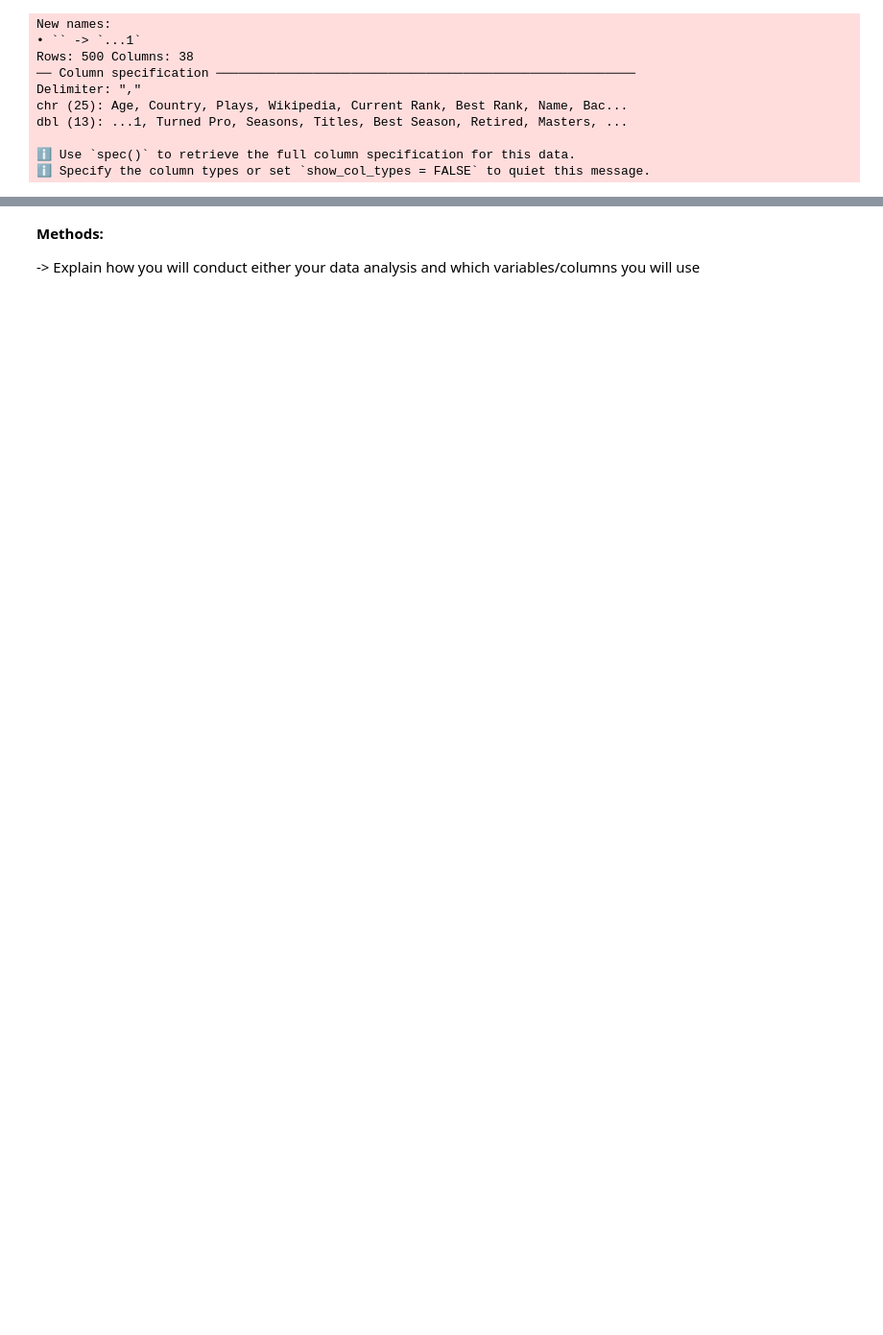
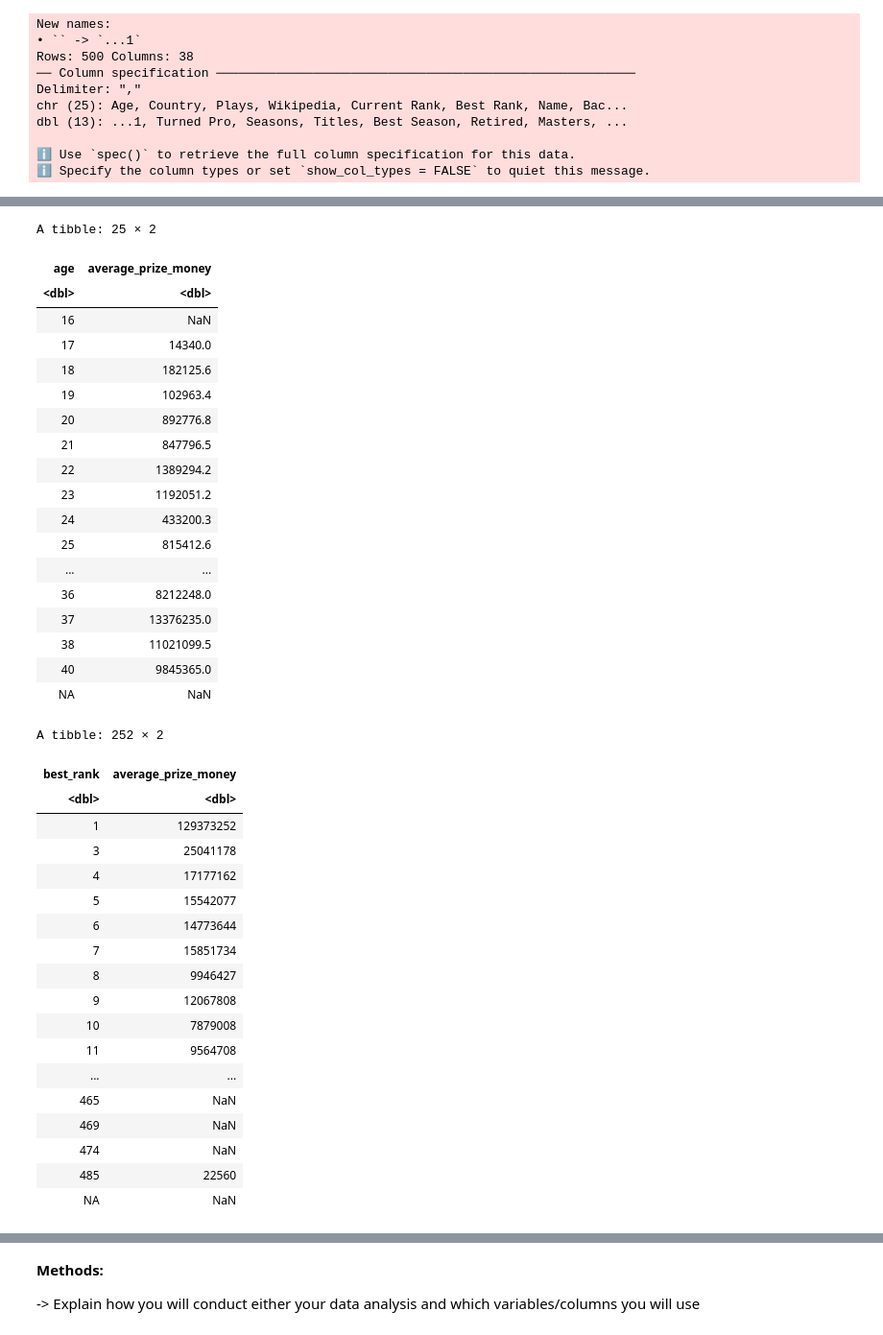
Before and after one commit to Myralalala/group15, a Jupyter notebook: project_proposal.ipynb, the cells around one changed output, grey strips where cells are left out. Shown: that part at 96% size. Saved outputs shown, nothing was run; the diff lists cells and outputs as text; code cells hidden in the pictures; blank space fills up the shorter version.

```diff
--- a/project_proposal.ipynb
+++ b/project_proposal.ipynb
@@ -111,3 +135,55 @@ A tibble: 500 × 3
+# %%
+#Finding the mean prize money per age
+
+average_age <- tennis_data_train |>
+         group_by(age) |>
+         summarise(average_prize_money = mean(prize_money, na.rm = TRUE))
+average_age
+
+#Finding the mean prize money per best rank
+average_best_rank <- tennis_data_train |>
+         group_by(best_rank) |>
+         summarise(average_prize_money = mean(prize_money, na.rm = TRUE))
+average_best_rank
+# %% [output]
+A tibble: 25 × 2
+| age | average_prize_money |
+| <dbl> | <dbl> |
+| 16 | NaN |
+| 17 | 14340.0 |
+| 18 | 182125.6 |
+| 19 | 102963.4 |
+| 20 | 892776.8 |
+| 21 | 847796.5 |
+| 22 | 1389294.2 |
+| 23 | 1192051.2 |
+| 24 | 433200.3 |
+| 25 | 815412.6 |
+| ... | ... |
+| 36 | 8212248.0 |
+| 37 | 13376235.0 |
+| 38 | 11021099.5 |
+| 40 | 9845365.0 |
+| NA | NaN |
+A tibble: 252 × 2
+| best_rank | average_prize_money |
+| <dbl> | <dbl> |
+| 1 | 129373252 |
+| 3 | 25041178 |
+| 4 | 17177162 |
+| 5 | 15542077 |
+| 6 | 14773644 |
+| 7 | 15851734 |
+| 8 | 9946427 |
+| 9 | 12067808 |
+| 10 | 7879008 |
+| 11 | 9564708 |
+| ... | ... |
+| 465 | NaN |
+| 469 | NaN |
+| 474 | NaN |
+| 485 | 22560 |
+| NA | NaN |
 # %%
 #Initial graphs of the predictor variables and the response variable we are predicting (Prize money)
 options(repr.plot.width = 9, repr.plot.height = 5)
```
Also changed, not shown: parts of 7 cells of this notebook.
